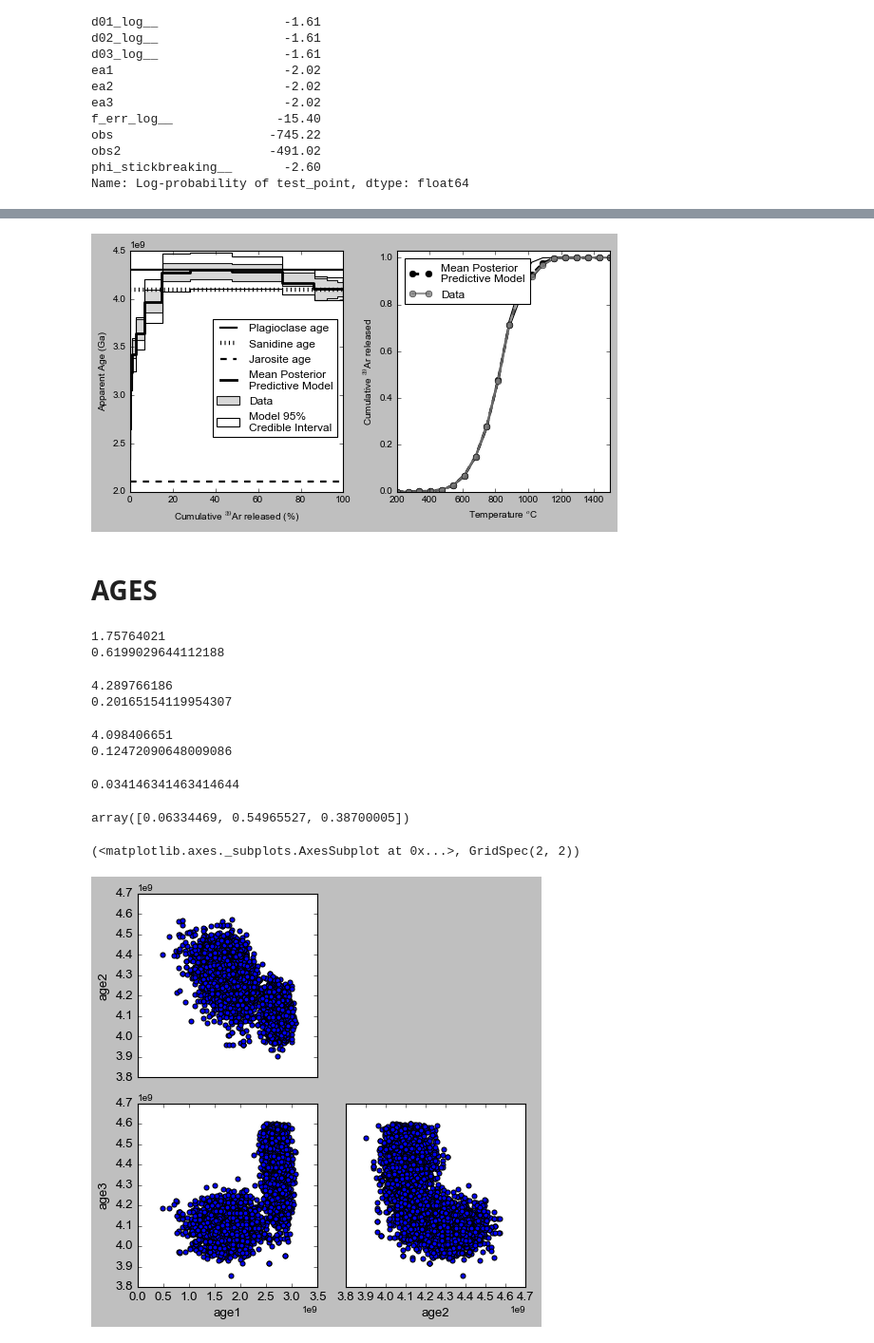
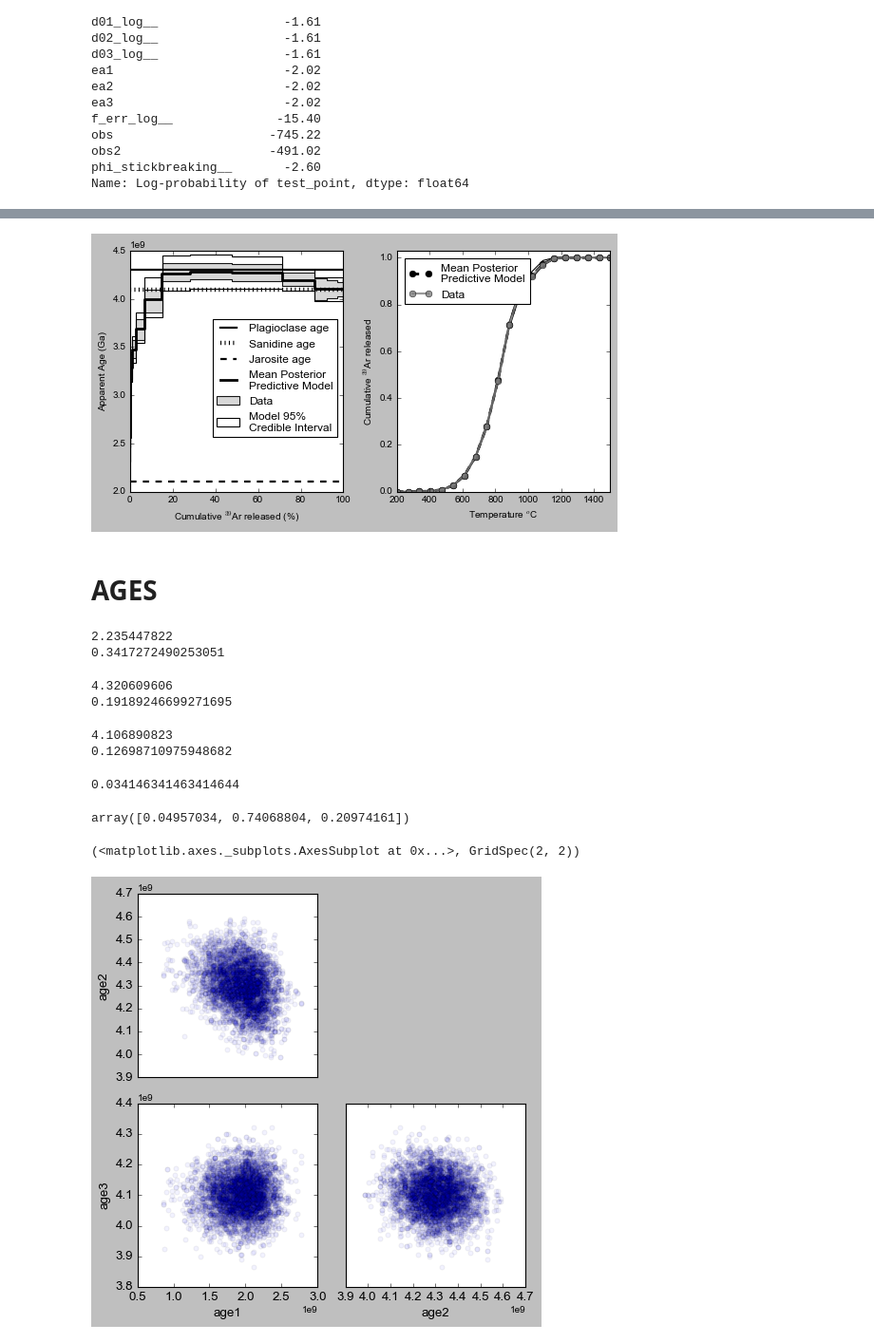
Before and after one commit to jackcarter9/Bayesian-multi-component-40Ar-39Ar-dating, a Jupyter notebook: Code/Mars Surface case Study/TelegraphPeak.ipynb, the cells around one changed output, grey strips where cells are left out. Shown at 95% size. Drawn from its saved outputs; the diff is of its cells as text; code cells hidden in the pictures.

```diff
--- a/Code/Mars Surface case Study/TelegraphPeak.ipynb
+++ b/Code/Mars Surface case Study/TelegraphPeak.ipynb
@@ -740,10 +740,15 @@ phi_stickbreaking__       -2.60
 Name: Log-probability of test_point, dtype: float64
 # %%
 SAMPLES = 50000
-BURN = 50000
+BURN = 150000
 
 with TelePeak:
-
+    step1 = pm.NUTS([phi])
+    step2 = pm.Metropolis([f_err, age_model_error,
+                          age1, age2, age3,
+                          a1, a2, a3,d01,
+                          d02, d03,ea1, ea2,
+                          ea3])
     trace = pm.sample(SAMPLES,
                       tune = BURN,
                       step = pm.Metropolis())
@@ -865,40 +899,41 @@ ax[1].set_ylim(0,1.03)
 plt.tight_layout()
 plt.savefig('TelePeak_age_frel2.pdf')
 # %% [output]
-[figure, old version]
+[figure, new version]
 # %% [markdown]
 # AGES
 # %%
-print(np.round(trace['age1'][-SAMPLES:].mean(axis = 0))/1e9)
-print(2*np.std(trace['age1'][-SAMPLES:]/1e9))
+print(np.round(trace['age1'][-1000:].mean(axis = 0))/1e9)
+print(2*np.std(trace['age1'][-1000:]/1e9))
 # %% [output]
-1.75764021
-0.6199029644112188
+2.235447822
+0.3417272490253051
 # %%
-print(np.round(trace['age2'][-SAMPLES:].mean(axis = 0))/1e9)
-print(2*np.std(trace['age2'][-SAMPLES:]/1e9))
+print(np.round(trace['age2'][-1000:].mean(axis = 0))/1e9)
+print(2*np.std(trace['age2'][-1000:]/1e9))
 # %% [output]
-4.289766186
-0.20165154119954307
+4.320609606
+0.19189246699271695
 # %%
-print(np.round(trace['age3'][-SAMPLES:].mean(axis = 0))/1e9)
-print(2*np.std(trace['age3'][-SAMPLES:]/1e9))
+print(np.round(trace['age3'][-1000:].mean(axis = 0))/1e9)
+print(2*np.std(trace['age3'][-1000:]/1e9))
 
 0.14/4.1
 # %% [output]
-4.098406651
-0.12472090648009086
+4.106890823
+0.12698710975948682
 0.034146341463414644
 # %%
 trace['phi'].mean(axis = 0)
 # %% [output]
-array([0.06334469, 0.54965527, 0.38700005])
+array([0.04957034, 0.74068804, 0.20974161])
 # %%
 pm.pairplot(trace[-5000::2], varnames = ['age1', 'age2', 'age3'],
-           figsize = (6,6))
+           figsize = (6,6),
+           alpha = 0.05)
 # %% [output]
 (<matplotlib.axes._subplots.AxesSubplot at 0x...>, GridSpec(2, 2))
-[figure, old version]
+[figure, new version]
 # %%
 # DataFrames for plotting
 df = pd.DataFrame({"frel": w2,
```
Also changed, not shown: parts of 10 cells of this notebook.
